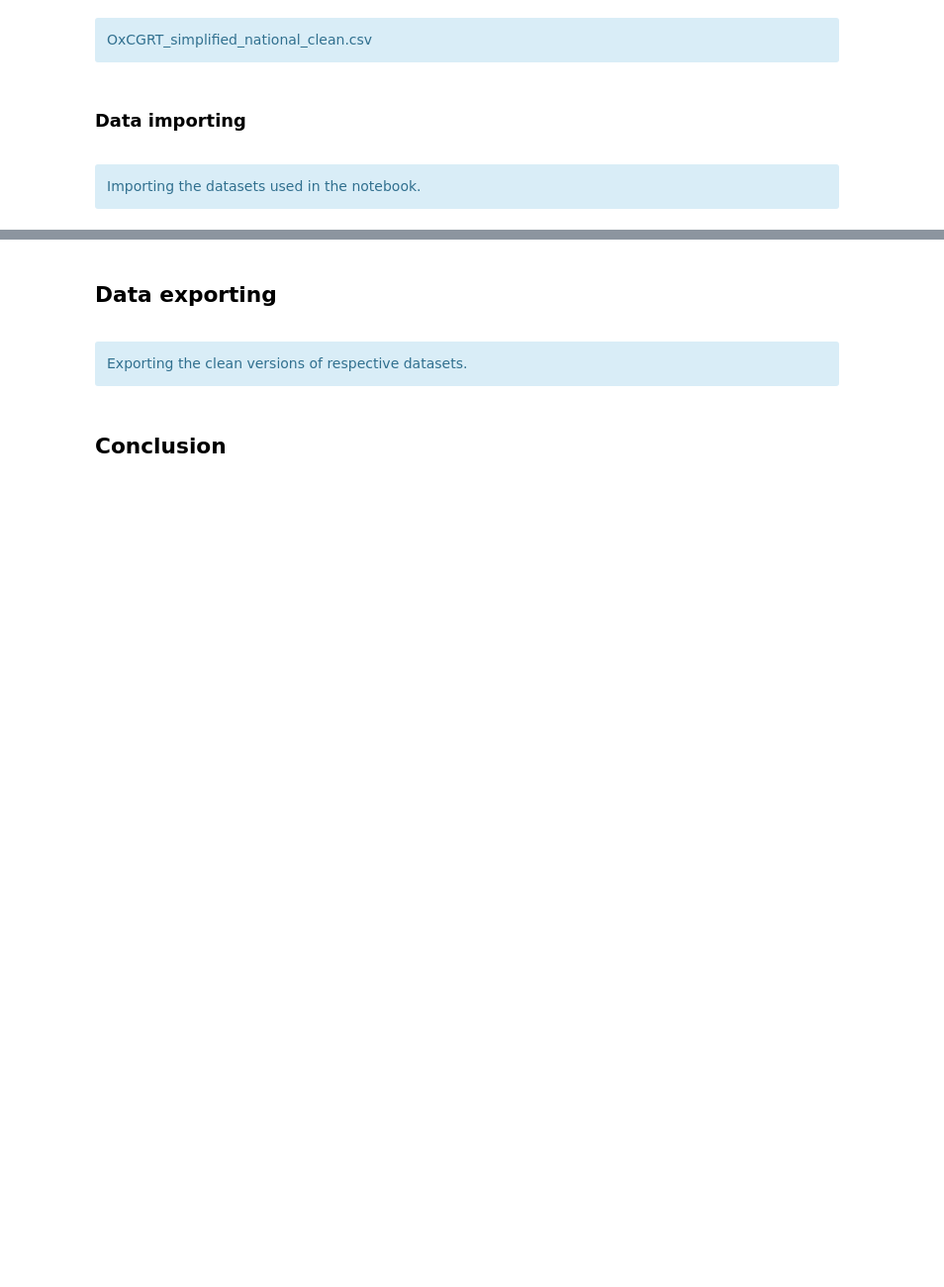
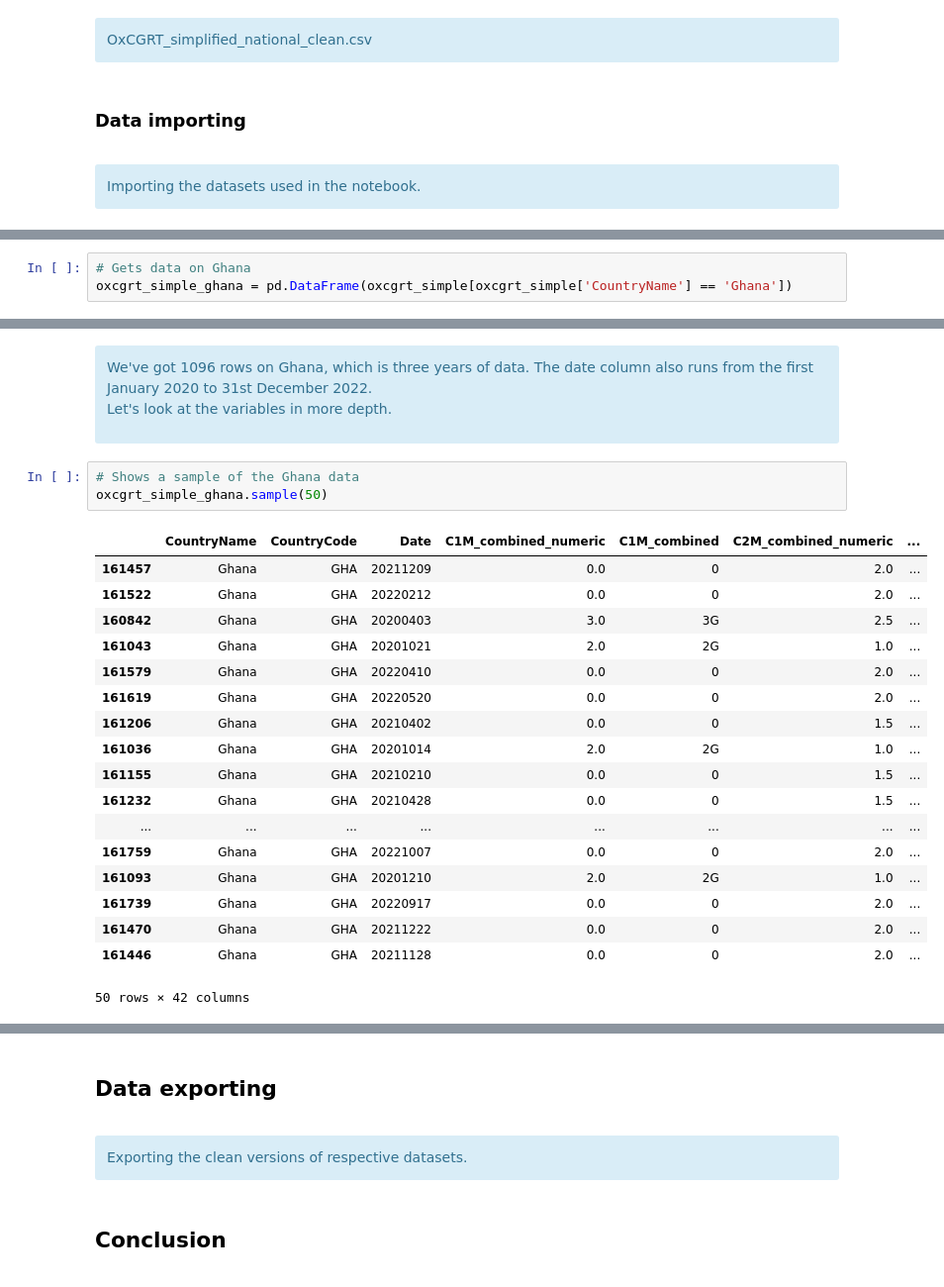
Before and after one commit to LawrenceKay/worldwide_covid_policy, a Jupyter notebook: notebooks/WCP_oxcgrt_simplified_EDA.ipynb, the cells around one changed output, grey strips where cells are left out. Shown at 99% size. Drawn from its saved outputs; the diff is of its cells as text; blank space fills up the shorter version.

```diff
--- a/notebooks/WCP_oxcgrt_simplified_EDA.ipynb
+++ b/notebooks/WCP_oxcgrt_simplified_EDA.ipynb
@@ -252,0 +251,3 @@ oxcgrt_simple
+# %%
+# Gets data on Ghana
+oxcgrt_simple_ghana = pd.DataFrame(oxcgrt_simple[oxcgrt_simple['CountryName'] == 'Ghana'])
@@ -252,0 +271,30 @@ oxcgrt_simple
+# %% [markdown]
+<div class="alert-info">
+We've got 1096 rows on Ghana, which is three years of data. The date column also runs from the first January 2020 to 31st December 2022.
+
+<br>
+
+Let's look at the variables in more depth.
+</div>
+# %%
+# Shows a sample of the Ghana data
+oxcgrt_simple_ghana.sample(50)
+# %% [output]
+|  | CountryName | CountryCode | Date | C1M_combined_numeric | C1M_combined | C2M_combined_numeric | ... |
+| 161457 | Ghana | GHA | 20211209 | 0.0 | 0 | 2.0 | ... |
+| 161522 | Ghana | GHA | 20220212 | 0.0 | 0 | 2.0 | ... |
+| 160842 | Ghana | GHA | 20200403 | 3.0 | 3G | 2.5 | ... |
+| 161043 | Ghana | GHA | 20201021 | 2.0 | 2G | 1.0 | ... |
+| 161579 | Ghana | GHA | 20220410 | 0.0 | 0 | 2.0 | ... |
+| 161619 | Ghana | GHA | 20220520 | 0.0 | 0 | 2.0 | ... |
+| 161206 | Ghana | GHA | 20210402 | 0.0 | 0 | 1.5 | ... |
+| 161036 | Ghana | GHA | 20201014 | 2.0 | 2G | 1.0 | ... |
+| 161155 | Ghana | GHA | 20210210 | 0.0 | 0 | 1.5 | ... |
+| 161232 | Ghana | GHA | 20210428 | 0.0 | 0 | 1.5 | ... |
+| ... | ... | ... | ... | ... | ... | ... | ... |
+| 161759 | Ghana | GHA | 20221007 | 0.0 | 0 | 2.0 | ... |
+| 161093 | Ghana | GHA | 20201210 | 2.0 | 2G | 1.0 | ... |
+| 161739 | Ghana | GHA | 20220917 | 0.0 | 0 | 2.0 | ... |
+| 161470 | Ghana | GHA | 20211222 | 0.0 | 0 | 2.0 | ... |
+| 161446 | Ghana | GHA | 20211128 | 0.0 | 0 | 2.0 | ... |
+50 rows × 42 columns
```
Also changed, not shown: parts of 51 cells of this notebook.
